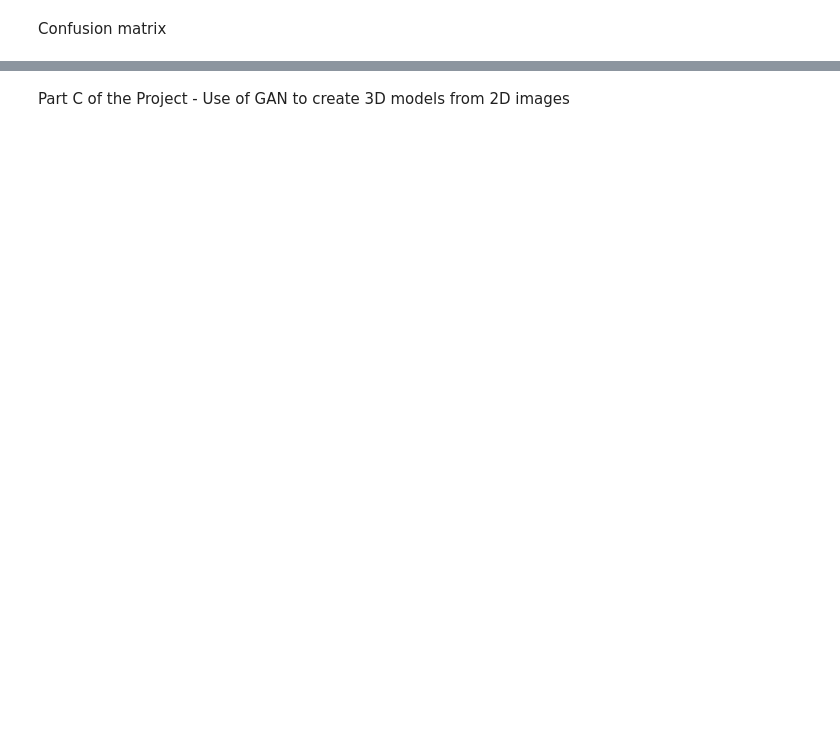
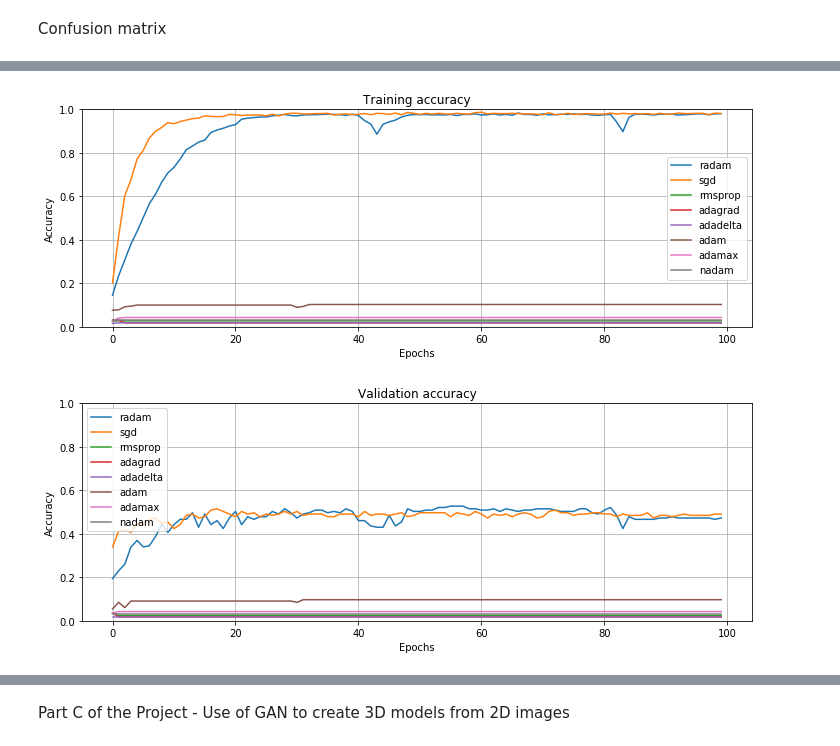
Before and after one commit to Fede5991/3D-AugmentedReality_Project, a Jupyter notebook: 3D-Project.ipynb, the cells around one changed output, grey strips where cells are left out. Drawn from its saved outputs; the diff is of its cells as text; code cells hidden in the pictures; blank space fills up the shorter version.

```diff
--- a/3D-Project.ipynb
+++ b/3D-Project.ipynb
@@ -307,0 +510,7 @@ Part B of the Project - Comparison between Convolutions in 3D and in 2D
+# %%
+attempts=2
+variables=9
+iterations=attempts**variables
+limits = [[8,16],[1,3],[1,3],[1,2],[0,2],[8,16],[2,4],[55,200],[0,0.5]]
+method='grid'
+rounds=2
@@ -307,0 +531,6 @@ Part B of the Project - Comparison between Convolutions in 3D and in 2D
+# %%
+dim=128
+final = np.load('final_CNN_2D.npy')
+best_hp = np.zeros((variables,1))
+for i in range(variables):
+    best_hp[i]=final[i]
@@ -307,0 +716,30 @@ Part B of the Project - Comparison between Convolutions in 3D and in 2D
+# %%
+optimizers = ['radam','sgd','rmsprop','adagrad','adadelta','adam','adamax','nadam']
+test_scores=[]
+j=0
+for optimizer in optimizers:
+    classifier=Classifier(128,0,best_hp,optimizer,'test')
+    classifier.load_weights('best_model_CNN_2D'+str(optimizer)+'.h5')
+    predictions = classifier.predict(test_set)
+    new_test_labels = np.zeros(test_labels.shape[0])
+    for i in range(test_labels.shape[0]):
+        new_test_labels[i]=np.argmax(test_labels[i])
+    y_pred = np.zeros(test_labels.shape[0])
+    for i in range(test_labels.shape[0]):
+        y_pred[i]=np.argmax(predictions[i])
+    score=accuracy_score(y_true=new_test_labels,y_pred=y_pred, normalize=True)
+    test_scores.append(score)
+    j+=1
+    del classifier
+y = np.zeros((8,1))
+for i in range(8):
+    y[i,0]=test_scores[i]
+# %%
+model='CNN_2D'
+scores=['test score accuracy']
+plot_training_accuracy(training_accuracy,optimizers,model)
+plot_validation_accuracy(validation_accuracy,optimizers,model)
+plot_test_scores(scores,y,model)
+# %% [output]
+[figure, added]
+[figure, added]
```
Also changed, not shown: parts of 46 cells of this notebook.
